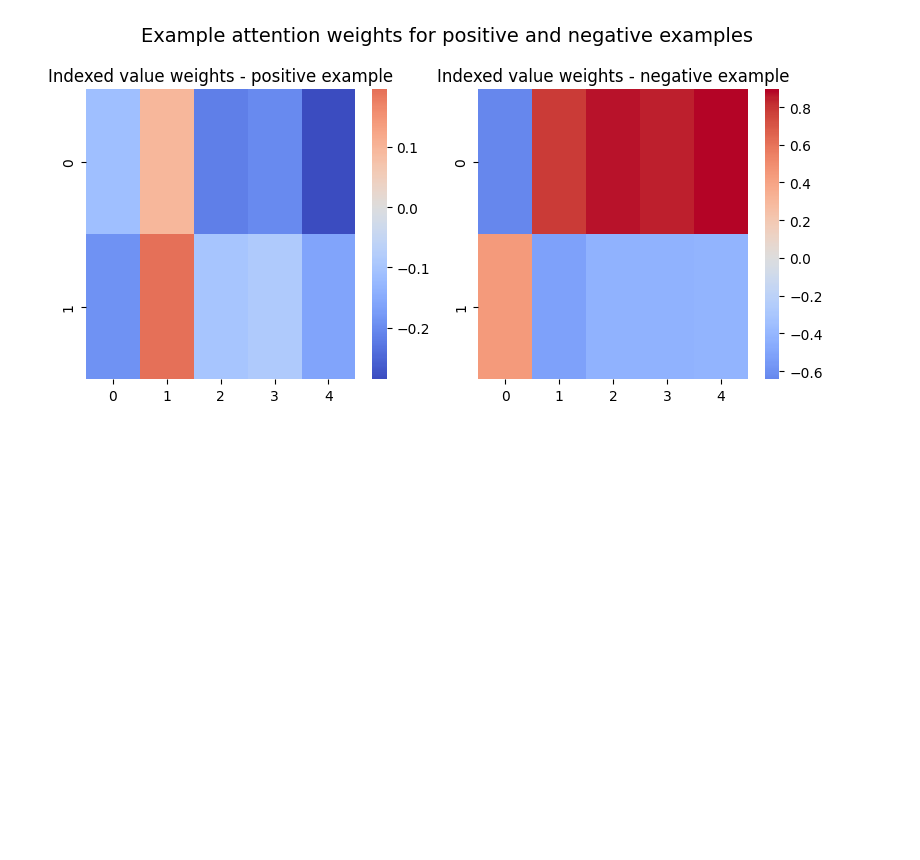
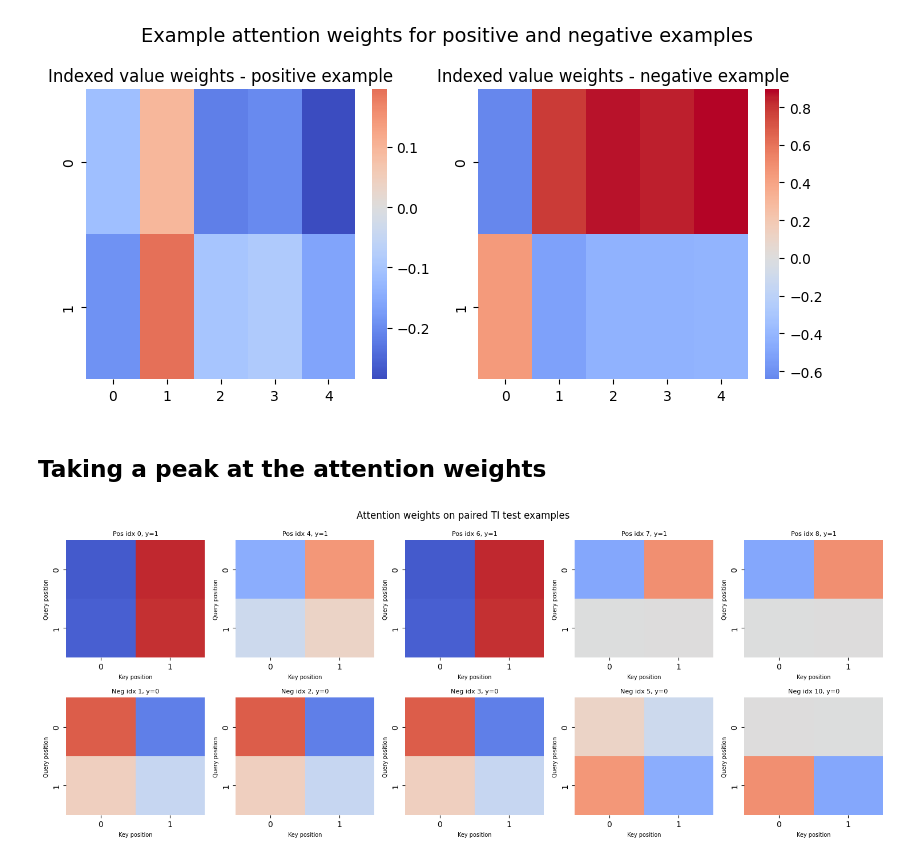
Before and after one commit to keith-murray/relational-attention, a Jupyter notebook: notebooks/ti_task/model_analysis.ipynb, the cells around one changed output. Drawn from its saved outputs; the diff is of its cells as text; code cells hidden in the pictures; blank space fills up the shorter version.

Commit message:
[figure,notebook] added a figure to show many attention weights for TI

```diff
--- a/notebooks/ti_task/model_analysis.ipynb
+++ b/notebooks/ti_task/model_analysis.ipynb
@@ -219,3 +220,5 @@ plt.tight_layout()
 plt.show()
 # %% [output]
 [figure]
+# %% [markdown]
+## Taking a peak at the attention weights
@@ -221,0 +243,42 @@ plt.show()
+# %%
+# Collect indices for each class
+pos_indices = [i for i, y in enumerate(dataset_test.labels) if y == 1]
+neg_indices = [i for i, y in enumerate(dataset_test.labels) if y == 0]
+
+# How many of each to visualize
+n_show = 5  # e.g. 5 positive + 5 negative
+
+pos_indices = pos_indices[:n_show]
+neg_indices = neg_indices[:n_show]
+# %%
+fig, axes = plt.subplots(2, n_show, figsize=(3*n_show, 6))
+
+for col, idx in enumerate(pos_indices):
+    x = dataset_test.data[idx]
+    y = dataset_test.labels[idx]
+    attn = get_attention_weights(model, x)
+
+    ax = axes[0, col]
+    sns.heatmap(attn, cmap="coolwarm", center=0.5, vmin=0.0, vmax=1.0,
+                cbar=False, ax=ax)
+    ax.set_title(f"Pos idx {idx}, y={int(y)}", fontsize=8)
+    ax.set_xlabel("Key position", fontsize=7)
+    ax.set_ylabel("Query position", fontsize=7)
+
+for col, idx in enumerate(neg_indices):
+    x = dataset_test.data[idx]
+    y = dataset_test.labels[idx]
+    attn = get_attention_weights(model, x)
+
+    ax = axes[1, col]
+    sns.heatmap(attn, cmap="coolwarm", center=0.5, vmin=0.0, vmax=1.0,
+                cbar=False, ax=ax)
+    ax.set_title(f"Neg idx {idx}, y={int(y)}", fontsize=8)
+    ax.set_xlabel("Key position", fontsize=7)
+    ax.set_ylabel("Query position", fontsize=7)
+
+fig.suptitle("Attention weights on paired TI test examples", fontsize=12)
+plt.tight_layout()
+plt.show()
+# %% [output]
+[figure, added]
```
Also changed, not shown: parts of 2 cells of this notebook.
